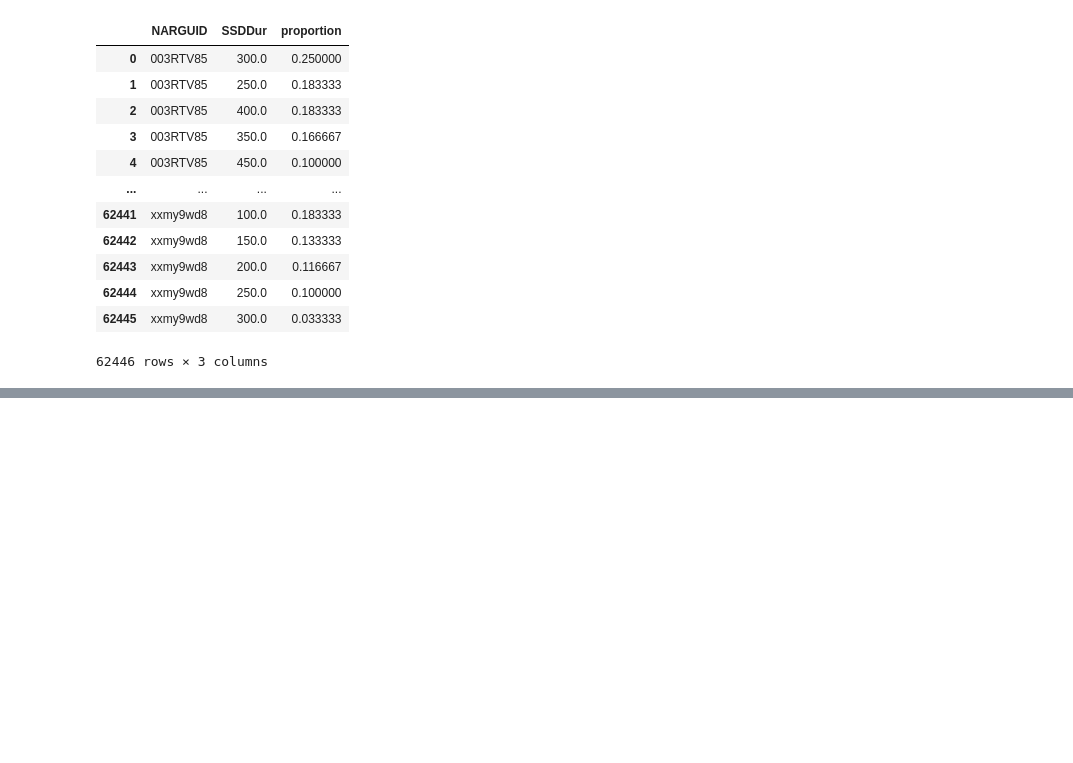
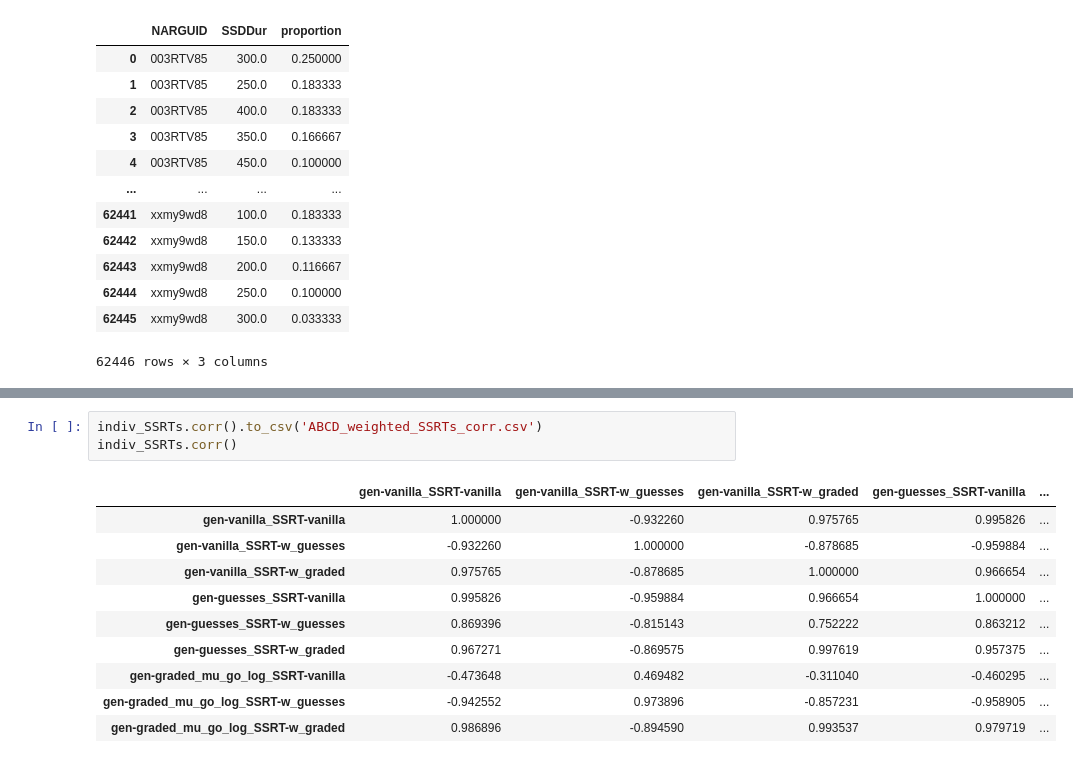
Before and after one commit to henrymj/ABCD_simulations, a Jupyter notebook: individual_differences.ipynb, the cells around one changed output, grey strips where cells are left out. Saved outputs shown, nothing was run; the diff lists cells and outputs as text; blank space fills up the shorter version.

```diff
--- a/individual_differences.ipynb
+++ b/individual_differences.ipynb
@@ -96,0 +61,14 @@ indiv_SSRTs
+# %%
+indiv_SSRTs.corr().to_csv('ABCD_weighted_SSRTs_corr.csv')
+indiv_SSRTs.corr()
+# %% [output]
+|  | gen-vanilla_SSRT-vanilla | gen-vanilla_SSRT-w_guesses | gen-vanilla_SSRT-w_graded | gen-guesses_SSRT-vanilla | ... |
+| gen-vanilla_SSRT-vanilla | 1.000000 | -0.932260 | 0.975765 | 0.995826 | ... |
+| gen-vanilla_SSRT-w_guesses | -0.932260 | 1.000000 | -0.878685 | -0.959884 | ... |
+| gen-vanilla_SSRT-w_graded | 0.975765 | -0.878685 | 1.000000 | 0.966654 | ... |
+| gen-guesses_SSRT-vanilla | 0.995826 | -0.959884 | 0.966654 | 1.000000 | ... |
+| gen-guesses_SSRT-w_guesses | 0.869396 | -0.815143 | 0.752222 | 0.863212 | ... |
+| gen-guesses_SSRT-w_graded | 0.967271 | -0.869575 | 0.997619 | 0.957375 | ... |
+| gen-graded_mu_go_log_SSRT-vanilla | -0.473648 | 0.469482 | -0.311040 | -0.460295 | ... |
+| gen-graded_mu_go_log_SSRT-w_guesses | -0.942552 | 0.973896 | -0.857231 | -0.958905 | ... |
+| gen-graded_mu_go_log_SSRT-w_graded | 0.986896 | -0.894590 | 0.993537 | 0.979719 | ... |
```
Also changed, not shown: parts of 9 cells of this notebook, 7 other files.
